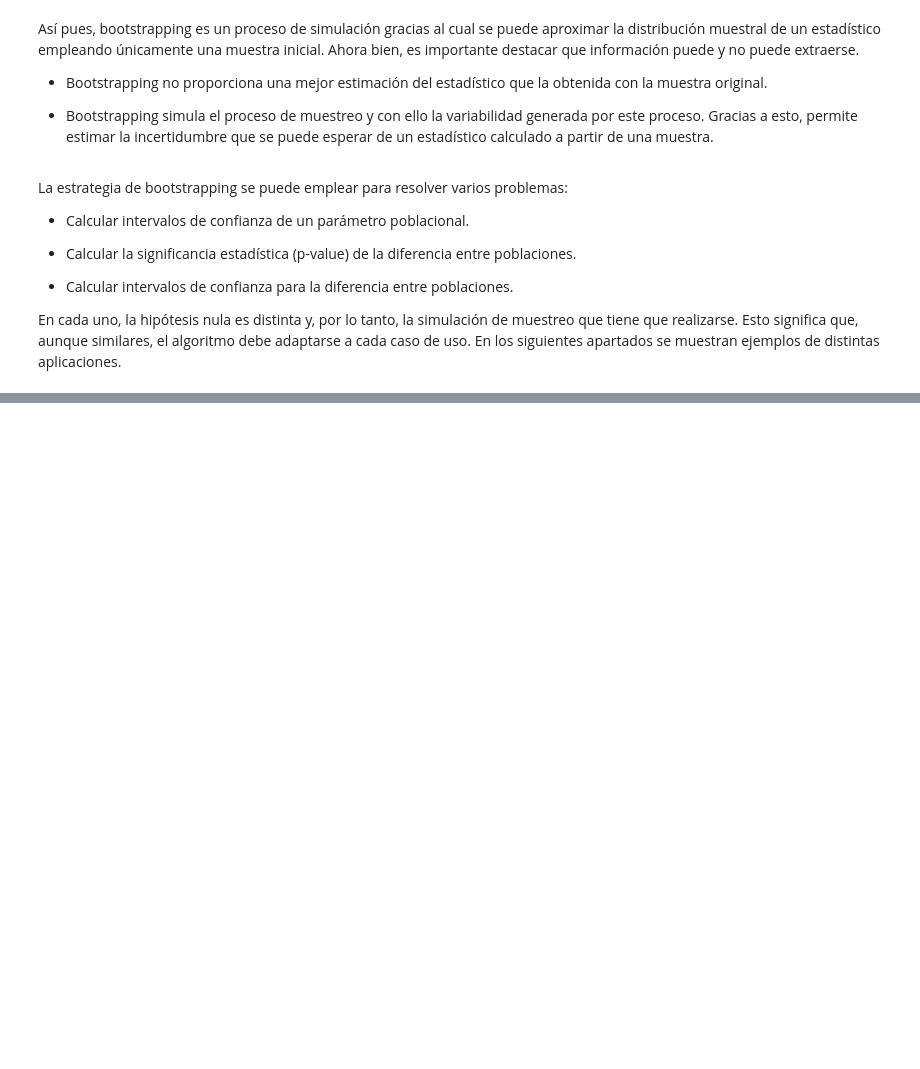
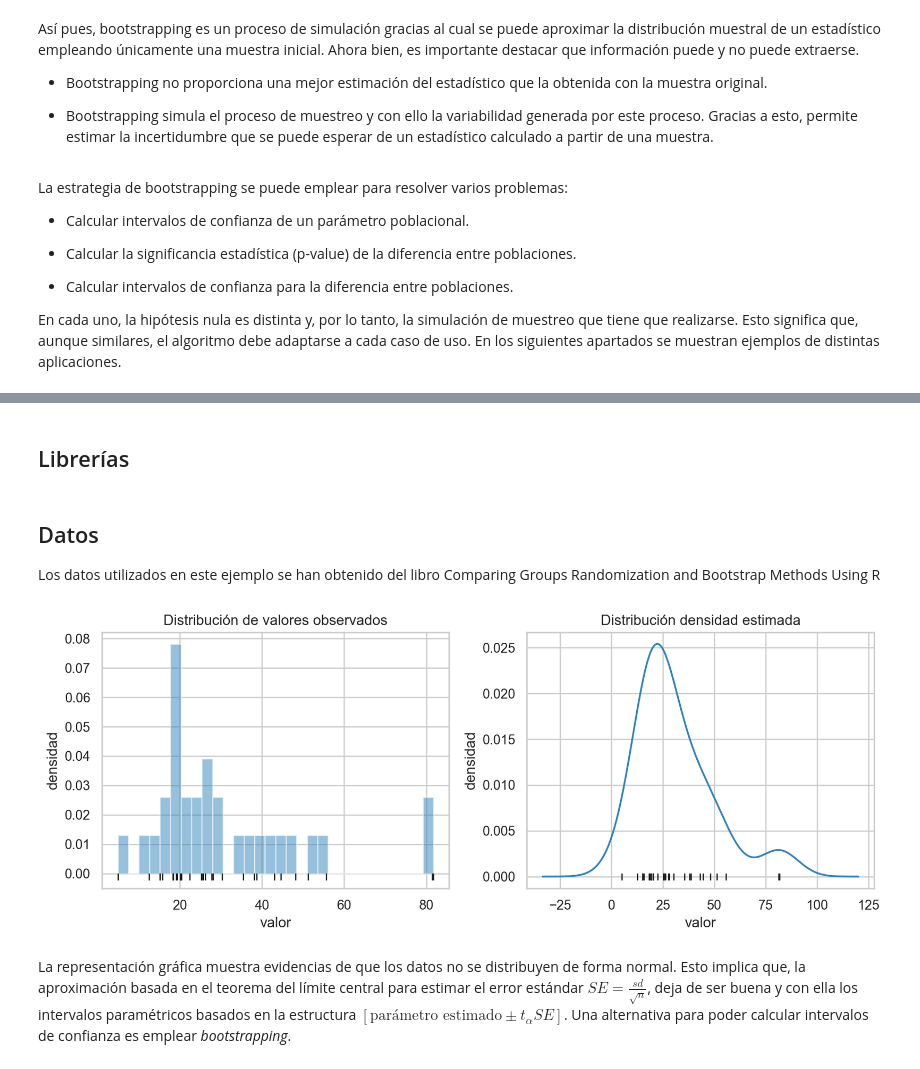
Before and after one commit to M1K3DEV23/Estadistica-python, a Jupyter notebook: notebooks/7.0-M1K3DEV23-Boostrapping.ipynb, the cells around one changed output, grey strips where cells are left out. Drawn from its saved outputs; the diff is of its cells as text; code cells hidden in the pictures; blank space fills up the shorter version.

```diff
--- a/notebooks/7.0-M1K3DEV23-Boostrapping.ipynb
+++ b/notebooks/7.0-M1K3DEV23-Boostrapping.ipynb
@@ -44,0 +83,31 @@ En cada uno, la hipótesis nula es distinta y, por lo tanto, la simulación de m
+# %% [markdown]
+## Librerías
+# %%
+# Tratamiento de datos
+import pandas as pd
+import numpy as np
+from scipy.stats import trim_mean
+
+# Graficos
+import matplotlib.pyplot as plt
+from matplotlib import style
+import seaborn as sns
+
+
+# Ignorar warnings
+import warnings
+
+warnings.filterwarnings("ignore")
+
+# Configuracion de matplotlib
+plt.style.use("ggplot")
+%config InlineBackend.figure_format = 'retina'
+plt.rcParams["figure.figsize"] = (16, 9)
+sns.set_theme(style="whitegrid", context="notebook", palette="deep")
+
+# Varios
+from tqdm import tqdm
+# %% [markdown]
+## Datos
+
+Los datos utilizados en este ejemplo se han obtenido del libro Comparing Groups Randomization and Bootstrap Methods Using R
@@ -44,0 +151,24 @@ En cada uno, la hipótesis nula es distinta y, por lo tanto, la simulación de m
+# %%
+# Gráficos distribución observada
+# ==============================================================================
+fig, axs = plt.subplots(nrows=1, ncols=2, figsize=(10, 4))
+
+axs[0].hist(datos, bins=30, density=True, color="#3182bd", alpha=0.5, label="muestra_1")
+axs[0].plot(datos, np.full_like(datos, -0.001), "|k", markeredgewidth=1)
+axs[0].set_title("Distribución de valores observados")
+axs[0].set_xlabel("valor")
+axs[0].set_ylabel("densidad")
+
+pd.Series(datos).plot.kde(ax=axs[1], color="#3182bd")
+axs[1].plot(datos, np.full_like(datos, 0), "|k", markeredgewidth=1)
+axs[1].set_title("Distribución densidad estimada")
+axs[1].set_xlabel("valor")
+axs[1].set_ylabel("densidad")
+
+fig.tight_layout()
+plt.show()
+# %% [output]
+[figure, added]
+# %% [markdown]
+La representación gráfica muestra evidencias de que los datos no se distribuyen de forma normal. Esto implica que, la aproximación basada en el teorema del límite central para estimar el error estándar ${SE = \frac{sd}{\sqrt{n}}}$, deja de ser buena y con ella los intervalos paramétricos basados en la estructura ${[\text{parámetro estimado} \pm t_{\alpha}SE]}$.
+Una alternativa para poder calcular intervalos de confianza es emplear _bootstrapping_.
```
Also changed, not shown: parts of 15 cells of this notebook.
